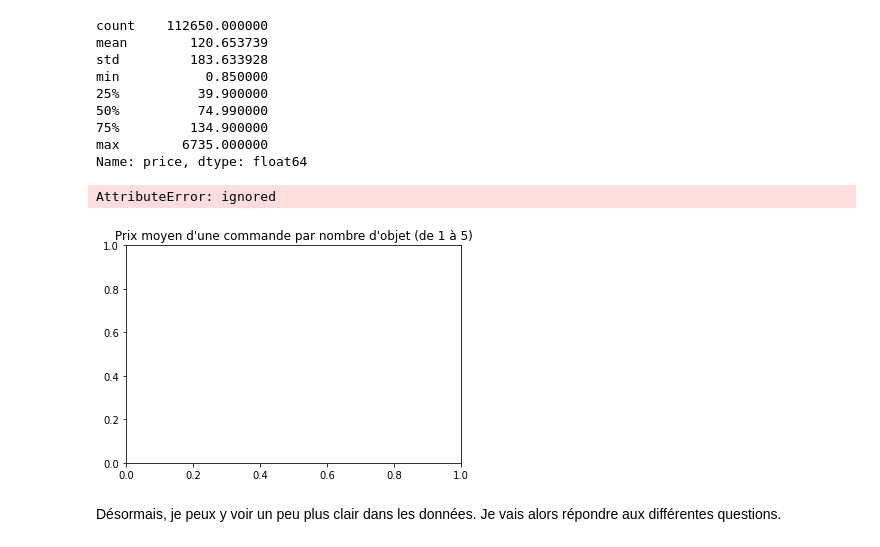
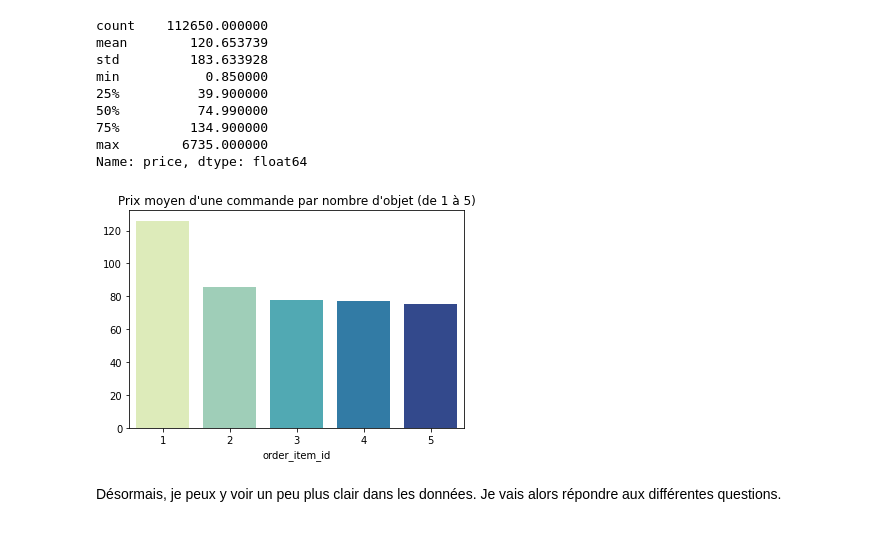
Before and after one commit to pihk94/Free2move, a Jupyter notebook: Analyse_Melchior_Prugniaud.ipynb, the cells around one changed output. Drawn from its saved outputs; the diff is of its cells as text; code cells hidden in the pictures.

```diff
--- a/Analyse_Melchior_Prugniaud.ipynb
+++ b/Analyse_Melchior_Prugniaud.ipynb
@@ -561,11 +561,10 @@ max        6735.000000
 Name: price, dtype: float64
 # %%
 plt.title("Prix moyen d'une commande par nombre d'objet (de 1 à 5)")
-sns.barplot(x = items.order_id.unique().groupby('order_item_id').price.mean().head(5).index , y = items.groupby('order_item_id').price.mean().head(5).values,palette='YlGnBu')
+sns.barplot(x = items.groupby('order_item_id').price.mean().head(5).index , y = items.groupby('order_item_id').price.mean().head(5).values,palette='YlGnBu')
 plt.show()
 # %% [output]
-AttributeError: ignored
-[figure, old version]
+[figure, new version]
 # %% [markdown]
 Désormais, je peux y voir un peu plus clair dans les données. Je vais alors répondre aux différentes questions.
 # %% [markdown]
```
Also changed, not shown: parts of 24 cells of this notebook.
